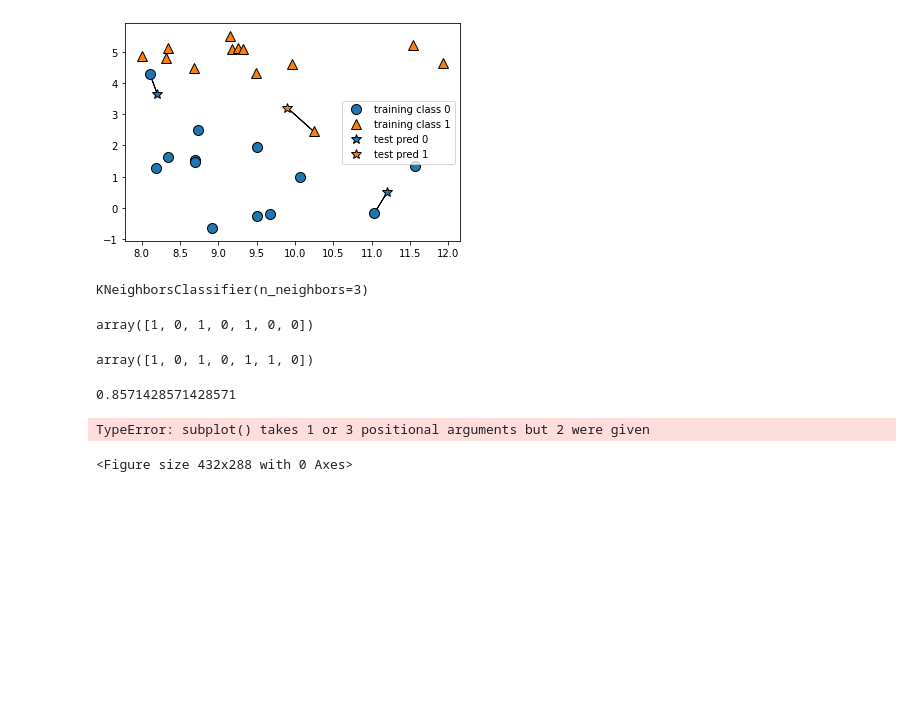
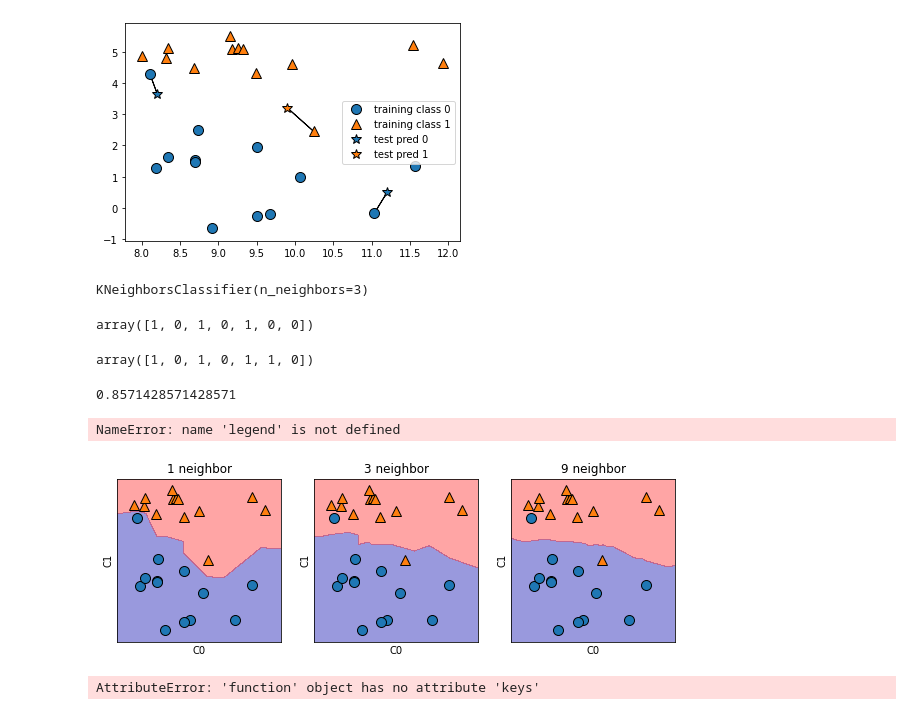
Before and after one commit to waldbear4/Python_2021, a Jupyter notebook: 20210617 Python Maschine Learning 1.ipynb, the cells around one changed output. Saved outputs shown, nothing was run; the diff lists cells and outputs as text; code cells hidden in the pictures; blank space fills up the shorter version.

```diff
--- a/20210617 Python Maschine Learning 1.ipynb
+++ b/20210617 Python Maschine Learning 1.ipynb
@@ -308,16 +308,16 @@ clf.score(X_test, y_test)
 # %% [output]
 0.8571428571428571
 # %%
-fig, axes = plt.subplot(1, 3, figsize=(10,3))
+fig, axes = plt.subplots(1, 3, figsize=(10,3))
 
-for n_neighbors, ax in zip([1,3,9], axes):
+for n_neighbors, ax in zip([1, 3, 9], axes):
     clf = KNeighborsClassifier(n_neighbors=n_neighbors).fit(X, y)
-    mglearn.plots.plot_2d_separator(clf, X, Fill=True, eps=0.5, ax=ax, alpha=.4)
+    mglearn.plots.plot_2d_separator(clf, X, fill=True, eps=0.5, ax=ax, alpha=0.4)
     mglearn.discrete_scatter(X[:,0], X[:, 1], y, ax=ax)
-    ax.set_title
+    ax.set_title("{} neighbor".format(n_neighbors))
     ax.set_xlabel("C0")
     ax.set_ylabel("C1")
 axes[0], legend(loc=3)
 # %% [output]
-TypeError: subplot() takes 1 or 3 positional arguments but 2 were given
+NameError: name 'legend' is not defined
-<Figure size 432x288 with 0 Axes>
+[figure, added]
@@ -323,0 +328,4 @@ TypeError: subplot() takes 1 or 3 positional arguments but 2 were given
+# %%
+cancer.keys
+# %% [output]
+AttributeError: 'function' object has no attribute 'keys'
```
Also changed, not shown: parts of 2 cells of this notebook.
